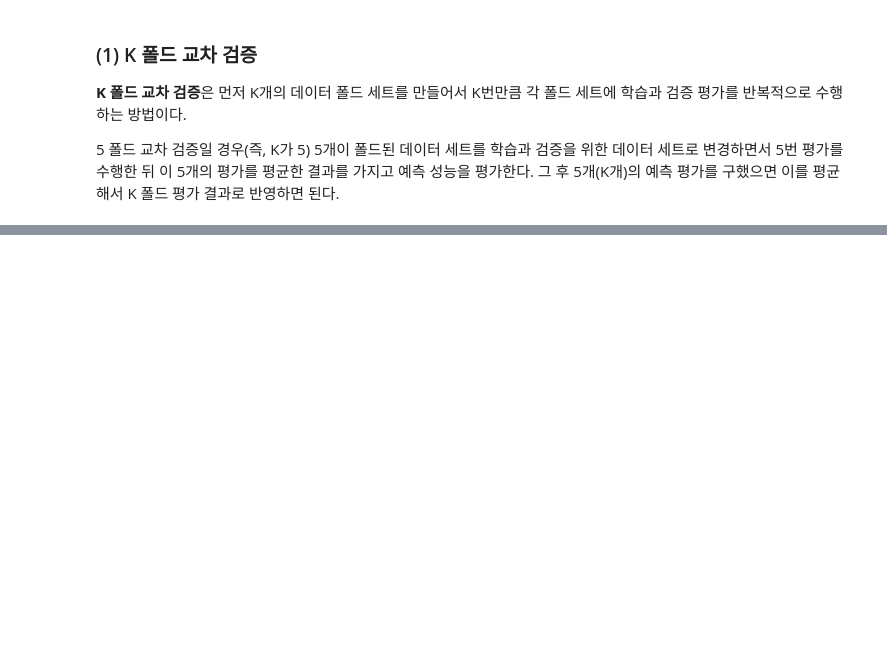
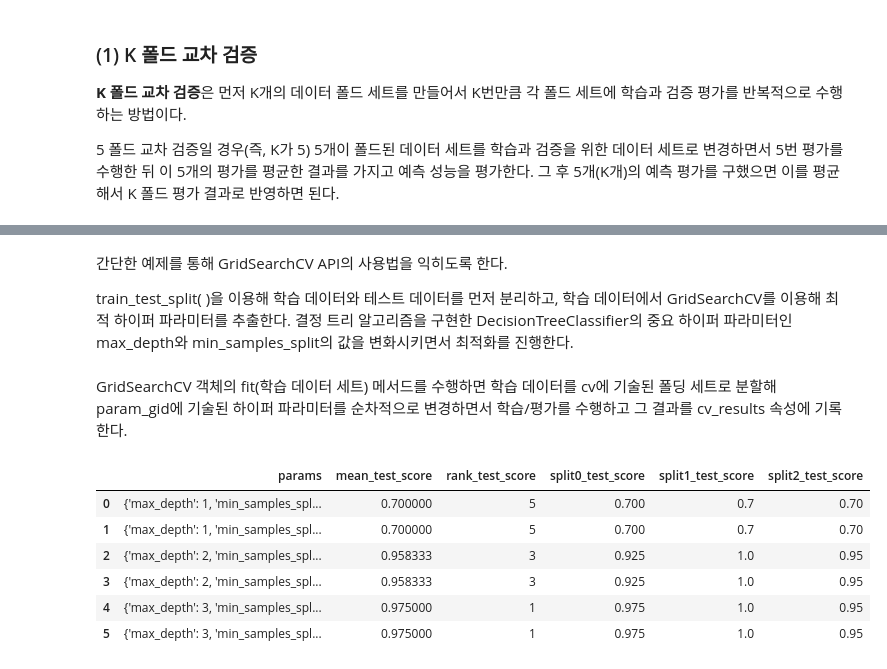
Before and after one commit to spacemaninSeoul/PythonMachinelearningGuide, a Jupyter notebook: [파이썬머신러닝완벽가이드]_II_사이킷런으로_시작하는_머신러닝_.ipynb, the cells around one changed output, grey strips where cells are left out. Drawn from its saved outputs; the diff is of its cells as text; code cells hidden in the pictures; blank space fills up the shorter version.

```diff
--- a/[파이썬머신러닝완벽가이드]_II_사이킷런으로_시작하는_머신러닝_.ipynb
+++ b/[파이썬머신러닝완벽가이드]_II_사이킷런으로_시작하는_머신러닝_.ipynb
@@ -237,0 +492,40 @@ print('예측 정확도: {0:.4f}'.format(accuracy_score(y_test, pred)))
+# %% [markdown]
+간단한 예제를 통해 GridSearchCV API의 사용법을 익히도록 한다.
+
+train_test_split( )을 이용해 학습 데이터와 테스트 데이터를 먼저 분리하고, 학습 데이터에서 GridSearchCV를 이용해 최적 하이퍼 파라미터를 추출한다. 결정 트리 알고리즘을 구현한 DecisionTreeClassifier의 중요 하이퍼 파라미터인 max_depth와 min_samples_split의 값을 변화시키면서 최적화를 진행한다.
+# %%
+from sklearn.datasets import load_iris
+from sklearn.tree import DecisionTreeClassifier
+from sklearn.model_selection import GridSearchCV
+
+# 데이터를 로딩하고 학습 데이터와 테스트 데이터 분리
+iris_data = load_iris()
+X_train, X_test, y_train, y_test = train_test_split(iris_data.data, iris_data.target, test_size=0.2, random_state=121)
+
+dtree = DecisionTreeClassifier()
+
+## 파라미터를 딕셔너리 형태로 설정
+parameters = {'max_depth':[1,2,3], 'min_samples_split':[2, 3]}
+# %% [markdown]
+GridSearchCV 객체의 fit(학습 데이터 세트) 메서드를 수행하면 학습 데이터를 cv에 기술된 폴딩 세트로 분할해 param_gid에 기술된 하이퍼 파라미터를 순차적으로 변경하면서 학습/평가를 수행하고 그 결과를 cv_results 속성에 기록한다.
+# %%
+import pandas as pd
+
+# param_grid의 하이퍼 파라미터를 3개의 train, test set fold로 나누어 테스트 수행 설정.
+### refit=True가 default. True이면 가장 좋은 파라미터 설정으로 재학습시킨다.
+grid_dtree = GridSearchCV(dtree, param_grid=parameters, cv=3, refit=True)
+
+# 붓꽃 학습 데이터로 param_gid의 하이퍼 파라미터를 순차적으로 학습/평가
+grid_dtree.fit(X_train, y_train)
+
+# GridSearchCV 결과를 추출해 DataFrame으로 변환
+scores_df = pd.DataFrame(grid_dtree.cv_results_)
+scores_df[['params', 'mean_test_score', 'rank_test_score', 'split0_test_score', 'split1_test_score', 'split2_test_score']]
+# %% [output]
+|  | params | mean_test_score | rank_test_score | split0_test_score | split1_test_score | split2_test_score |
+| 0 | {'max_depth': 1, 'min_samples_spl... | 0.700000 | 5 | 0.700 | 0.7 | 0.70 |
+| 1 | {'max_depth': 1, 'min_samples_spl... | 0.700000 | 5 | 0.700 | 0.7 | 0.70 |
+| 2 | {'max_depth': 2, 'min_samples_spl... | 0.958333 | 3 | 0.925 | 1.0 | 0.95 |
+| 3 | {'max_depth': 2, 'min_samples_spl... | 0.958333 | 3 | 0.925 | 1.0 | 0.95 |
+| 4 | {'max_depth': 3, 'min_samples_spl... | 0.975000 | 1 | 0.975 | 1.0 | 0.95 |
+| 5 | {'max_depth': 3, 'min_samples_spl... | 0.975000 | 1 | 0.975 | 1.0 | 0.95 |
```
Also changed, not shown: parts of 24 cells of this notebook.
